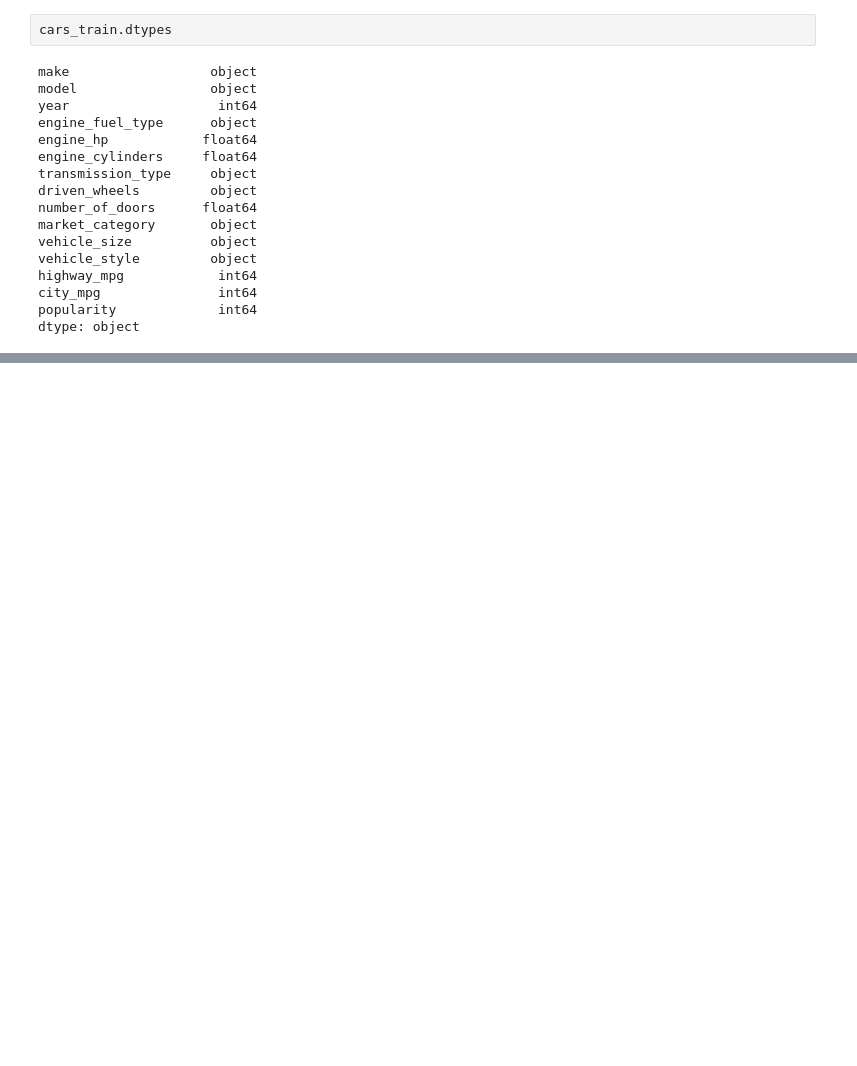
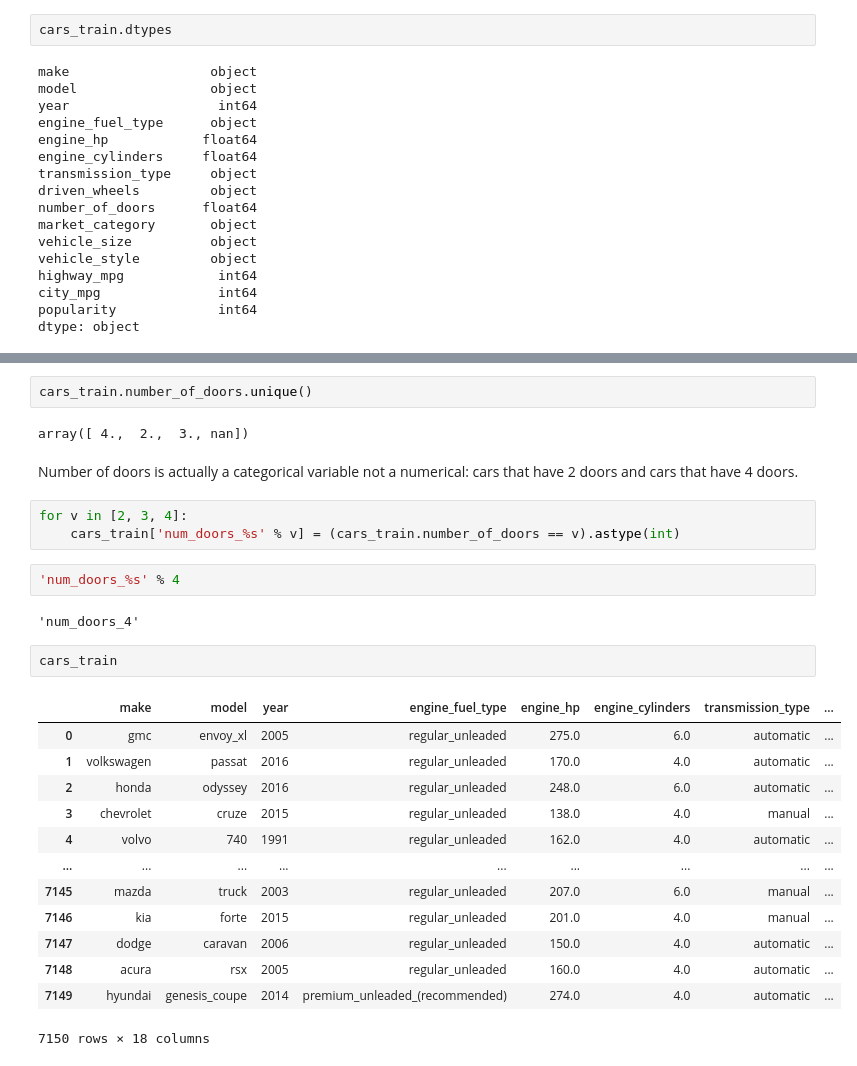
Before and after one commit to zarirahmani/car_price_prediction, a Jupyter notebook: car_price_prediction/regression.ipynb, the cells around one changed output, grey strips where cells are left out. Cells and saved outputs as stored; diff of their text form; blank space fills up the shorter version.

```diff
--- a/car_price_prediction/regression.ipynb
+++ b/car_price_prediction/regression.ipynb
@@ -369,0 +668,29 @@ dtype: object
+# %%
+cars_train.number_of_doors.unique()
+# %% [output]
+array([ 4.,  2.,  3., nan])
+# %% [markdown]
+Number of doors is actually a categorical variable not a numerical: cars that have 2 doors and cars that have 4 doors.
+# %%
+for v in [2, 3, 4]:
+    cars_train['num_doors_%s' % v] = (cars_train.number_of_doors == v).astype(int)
+# %%
+'num_doors_%s' % 4
+# %% [output]
+'num_doors_4'
+# %%
+cars_train
+# %% [output]
+|  | make | model | year | engine_fuel_type | engine_hp | engine_cylinders | transmission_type | ... |
+| 0 | gmc | envoy_xl | 2005 | regular_unleaded | 275.0 | 6.0 | automatic | ... |
+| 1 | volkswagen | passat | 2016 | regular_unleaded | 170.0 | 4.0 | automatic | ... |
+| 2 | honda | odyssey | 2016 | regular_unleaded | 248.0 | 6.0 | automatic | ... |
+| 3 | chevrolet | cruze | 2015 | regular_unleaded | 138.0 | 4.0 | manual | ... |
+| 4 | volvo | 740 | 1991 | regular_unleaded | 162.0 | 4.0 | automatic | ... |
+| ... | ... | ... | ... | ... | ... | ... | ... | ... |
+| 7145 | mazda | truck | 2003 | regular_unleaded | 207.0 | 6.0 | manual | ... |
+| 7146 | kia | forte | 2015 | regular_unleaded | 201.0 | 4.0 | manual | ... |
+| 7147 | dodge | caravan | 2006 | regular_unleaded | 150.0 | 4.0 | automatic | ... |
+| 7148 | acura | rsx | 2005 | regular_unleaded | 160.0 | 4.0 | automatic | ... |
+| 7149 | hyundai | genesis_coupe | 2014 | premium_unleaded_(recommended) | 274.0 | 4.0 | automatic | ... |
+7150 rows × 18 columns
```
Also changed, not shown: parts of 103 cells of this notebook, 1 other file.
